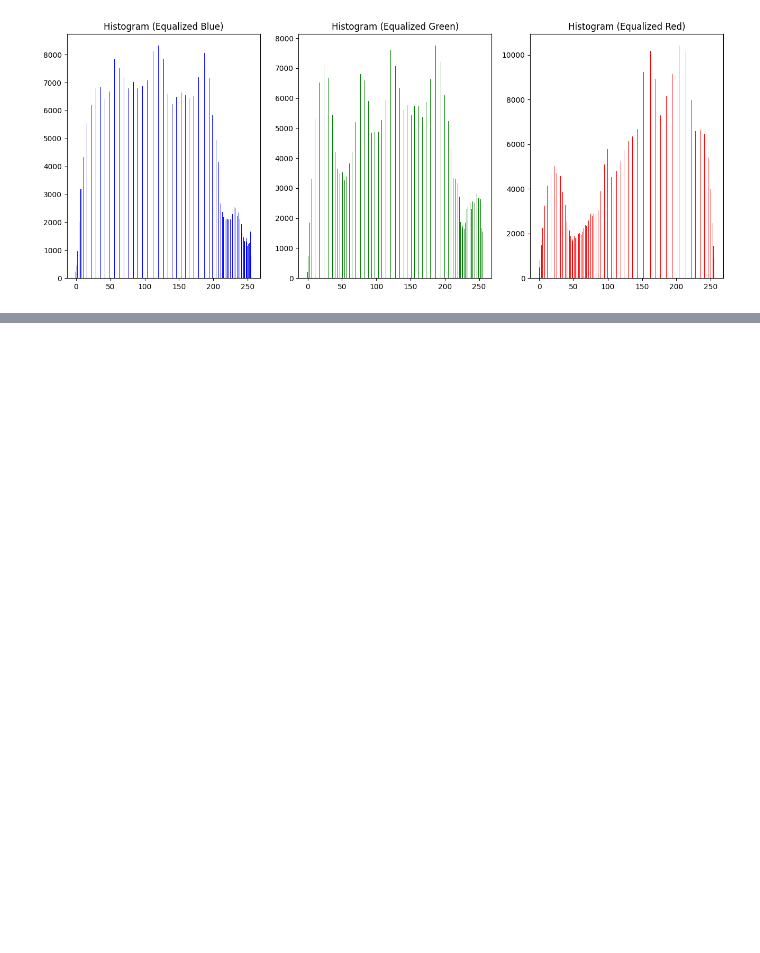
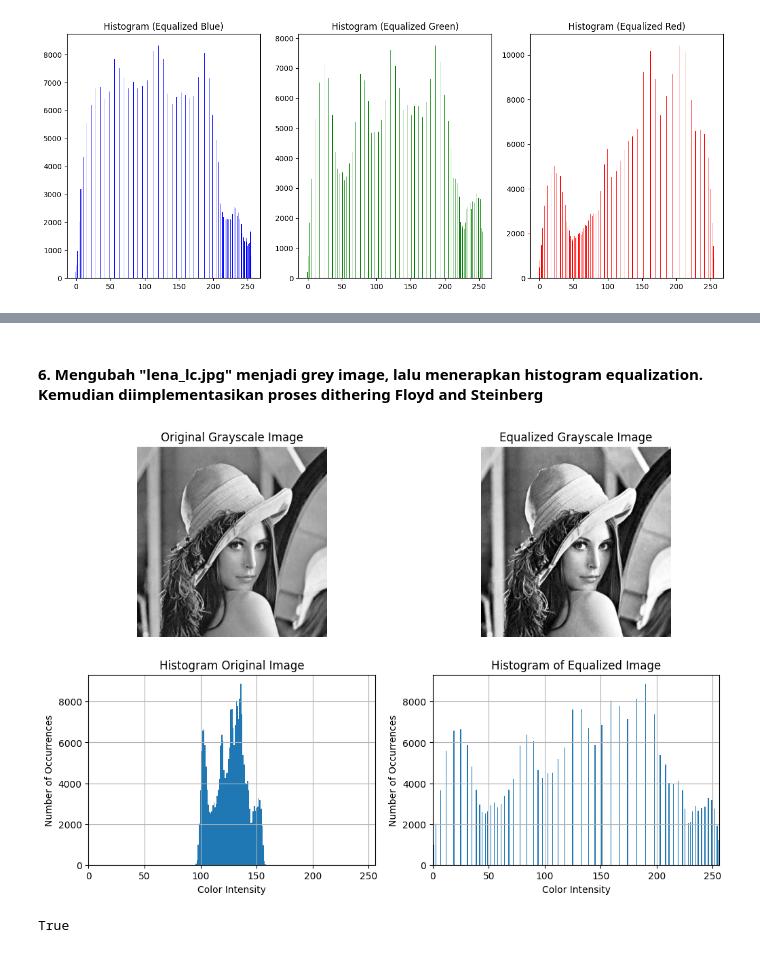
Before and after one commit to ilhamydn17/PCVK_Ganjil_2023, a Jupyter notebook: PCVK_Week_07.ipynb, the cells around one changed output, grey strips where cells are left out. Cells and saved outputs as stored; diff of their text form; code cells hidden in the pictures; blank space fills up the shorter version.

```diff
--- a/PCVK_Week_07.ipynb
+++ b/PCVK_Week_07.ipynb
@@ -283,0 +356,53 @@ plt.show()
+# %% [markdown]
+#### 6. Mengubah "lena_lc.jpg" menjadi grey image, lalu menerapkan histogram equalization. Kemudian diimplementasikan proses dithering Floyd and Steinberg
+# %%
+# Load the grayscale image
+image_eqHist_gray = cv.imread('drive/MyDrive/Kuliah/PCVK/lena_lc.jpg', cv.IMREAD_GRAYSCALE)
+
+# Apply histogram equalization to the grayscale image
+equalized_image_gray = cv.equalizeHist(image_eqHist_gray)
+
+# Create histograms for the original and equalized images
+hist_original = cv.calcHist([image_eqHist_gray], [0], None, [256], [0, 256])
+hist_equalized = cv.calcHist([equalized_image_gray], [0], None, [256], [0, 256])
+
+# Plot the original and equalized grayscale images and their histograms
+plt.figure(figsize=(12, 8))
+
+# Original Grayscale Image
+plt.subplot(2, 2, 1)
+plt.title('Original Grayscale Image')
+plt.imshow(image_eqHist_gray, cmap='gray')
+plt.axis('off')
+
+# Equalized Grayscale Image
+plt.subplot(2, 2, 2)
+plt.title('Equalized Grayscale Image')
+plt.imshow(equalized_image_gray, cmap='gray')
+plt.axis('off')
+
+# Histogram of Original Grayscale Image
+plt.subplot(2, 2, 3)
+plt.title('Histogram Original Image')
+plt.xlabel('Color Intensity')
+plt.ylabel('Number of Occurrences')
+plt.bar(np.arange(256), hist_original[:, 0], width=1)
+plt.xlim([0, 256])
+plt.grid()
+
+# Histogram of Equalized Grayscale Image
+plt.subplot(2, 2, 4)
+plt.title('Histogram of Equalized Image')
+plt.xlabel('Color Intensity')
+plt.ylabel('Number of Occurrences')
+plt.bar(np.arange(256), hist_equalized[:, 0], width=0.8)
+plt.xlim([0, 256])
+plt.grid()
+
+plt.show()
+
+output_file_path = 'drive/MyDrive/Kuliah/PCVK/eq_image_gray.jpg'  # Provide the path where you want to save the image
+cv.imwrite(output_file_path, equalized_image_gray)
+# %% [output]
+[figure, added]
+True
```
Also changed, not shown: parts of 10 cells of this notebook.
